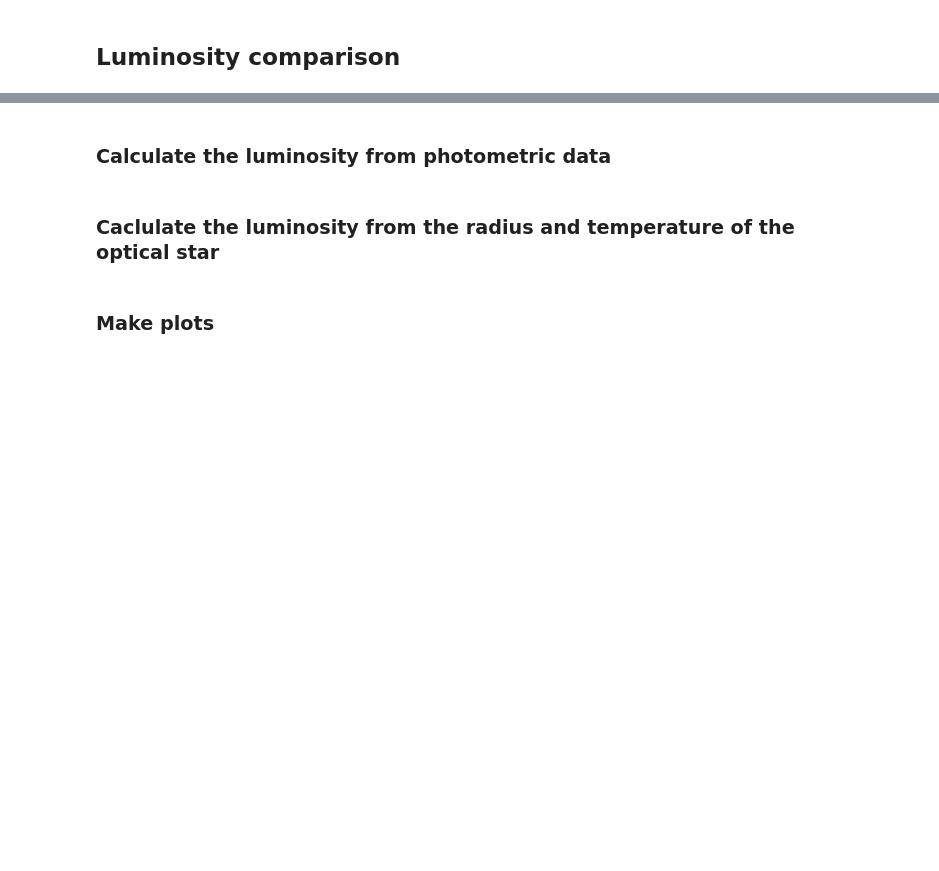
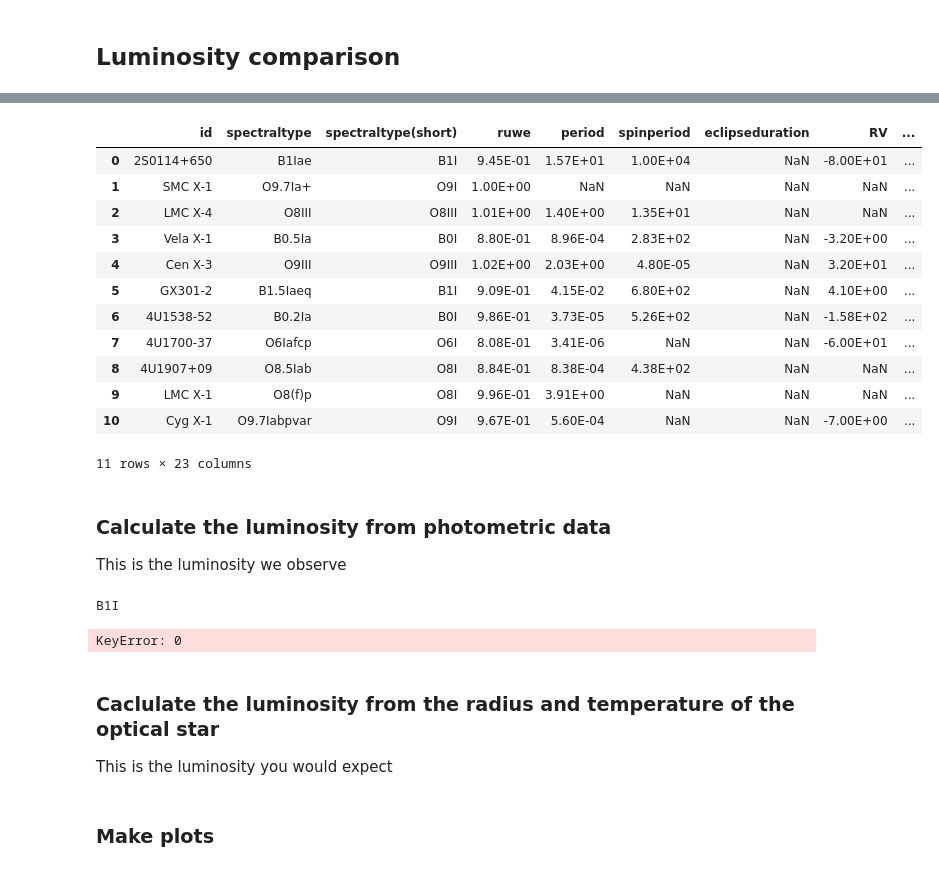
Before and after one commit to LvV210/MasterProject, a Jupyter notebook: luminosity.ipynb, the cells around one changed output, grey strips where cells are left out. Saved outputs shown, nothing was run; the diff lists cells and outputs as text; code cells hidden in the pictures; blank space fills up the shorter version.

```diff
--- a/luminosity.ipynb
+++ b/luminosity.ipynb
@@ -31,3 +51,20 @@ df_luminosity = pd.DataFrame({'id': df_hmxb['id'].copy(),
+# %%
+df_hmxb
+# %% [output]
+|  | id | spectraltype | spectraltype(short) | ruwe | period | spinperiod | eclipseduration | RV | ... |
+| 0 | 2S0114+650 | B1Iae | B1I | 9.45E-01 | 1.57E+01 | 1.00E+04 | NaN | -8.00E+01 | ... |
+| 1 | SMC X-1 | O9.7Ia+ | O9I | 1.00E+00 | NaN | NaN | NaN | NaN | ... |
+| 2 | LMC X-4 | O8III | O8III | 1.01E+00 | 1.40E+00 | 1.35E+01 | NaN | NaN | ... |
+| 3 | Vela X-1 | B0.5Ia | B0I | 8.80E-01 | 8.96E-04 | 2.83E+02 | NaN | -3.20E+00 | ... |
+| 4 | Cen X-3 | O9III | O9III | 1.02E+00 | 2.03E+00 | 4.80E-05 | NaN | 3.20E+01 | ... |
+| 5 | GX301-2 | B1.5Iaeq | B1I | 9.09E-01 | 4.15E-02 | 6.80E+02 | NaN | 4.10E+00 | ... |
+| 6 | 4U1538-52 | B0.2Ia | B0I | 9.86E-01 | 3.73E-05 | 5.26E+02 | NaN | -1.58E+02 | ... |
+| 7 | 4U1700-37 | O6Iafcp | O6I | 8.08E-01 | 3.41E-06 | NaN | NaN | -6.00E+01 | ... |
+| 8 | 4U1907+09 | O8.5Iab | O8I | 8.84E-01 | 8.38E-04 | 4.38E+02 | NaN | NaN | ... |
+| 9 | LMC X-1 | O8(f)p | O8I | 9.96E-01 | 3.91E+00 | NaN | NaN | NaN | ... |
+| 10 | Cyg X-1 | O9.7Iabpvar | O9I | 9.67E-01 | 5.60E-04 | NaN | NaN | -7.00E+00 | ... |
+11 rows × 23 columns
 # %% [markdown]
 ### Calculate the luminosity from photometric data
+This is the luminosity we observe
 # %%
@@ -60,13 +97,22 @@ for i in range(df_hmxb.shape[0]):
 # %%
 for i in range(df_hmxb.shape[0]):
+    # Spectral type of object
+    spectral_type = df_hmxb.loc[i, "spectraltype(short)"]
+    # Expected (B-V) of object based on spectral type
+    BV0 = df_photometric_params[df_photometric_params['ST'] == spectral_type]["(B-V)0"].reset_index(drop=True).at[0]
+    # Observed (B-V) of object based on simbad filters
+    BVobs = df_hmxb.loc[i, '(B-V)obs']
+    # Bolometric correction (BC)
+    BCv = df_photometric_params[df_photometric_params['ST'] == spectral_type]["BCv"].reset_index(drop=True).at[0]
+
     # Calculate extinction
-    Av = 3.2 * (df_hmxb.loc[i, '(B-V)obs'] - df_hmxb.loc[i, '(B-V)0'])
+    Av = 3.2 * (BVobs - BV0)
 
     # Calculate Absulute magnitude (visual)
     Mv = df_hmxb.loc[i, 'mv'] - 5 * np.log10(df_hmxb.loc[i, 'distance'] * 1000) + 5 - Av
 
     # Calculate bolomatric absolute magnitude
-    Mbol = Mv + df_hmxb.loc[i, 'BC']
+    Mbol = Mv + BCv
 
     # Calculate the luminosity in solar luminosities
     L = 10**((Mbol - 4.74) / (-2.5))
@@ -75,8 +121,12 @@ for i in range(df_hmxb.shape[0]):
     df_luminosity.loc[df_luminosity["id"] == df_hmxb.loc[i, 'id'], "L_phot"] = L
     # Put L in the dataframe
     df_hmxb.loc[i, 'luminosity'] = L
+# %% [output]
+B1I
+KeyError: 0
 # %% [markdown]
 ### Caclulate the luminosity from the radius and temperature of the optical star
+This is the luminosity you would expect
 # %%
 for i in range(df_falenga.shape[0]):
     # Orbital separation
```
Also changed, not shown: parts of 2 cells of this notebook, 2 other files.
